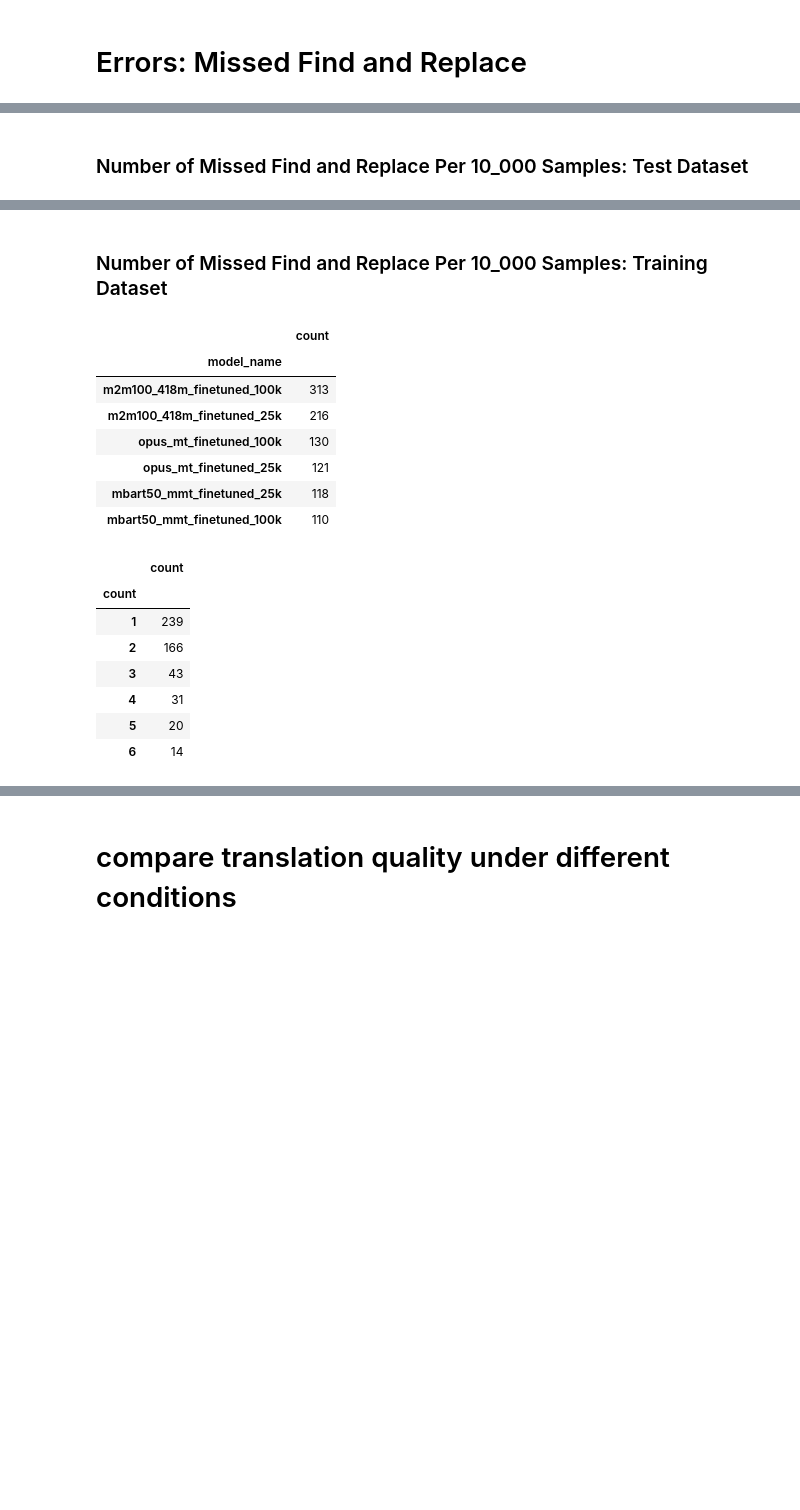
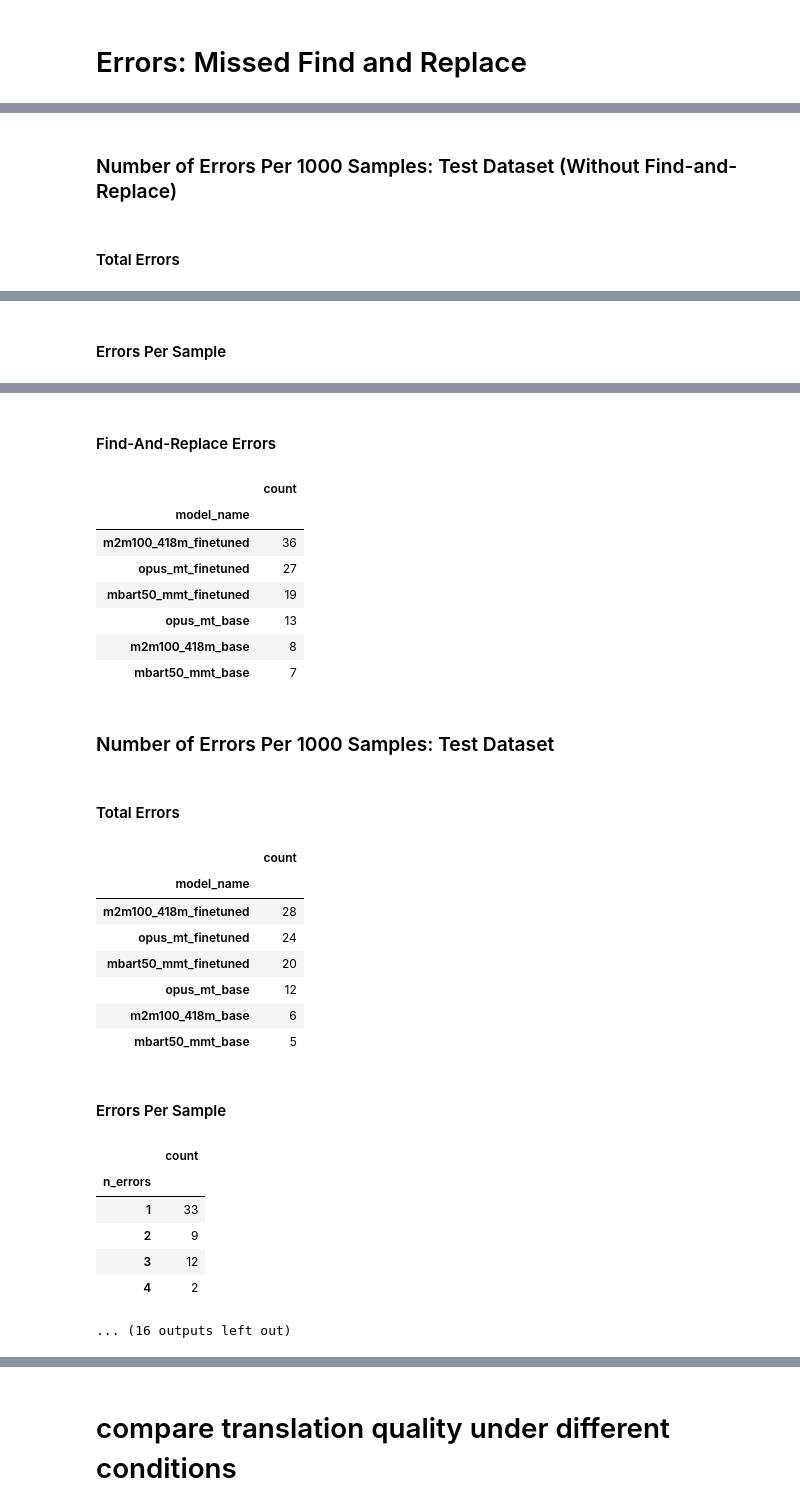
Before and after one commit to KevinCarr42/CSAS-Translations, a Jupyter notebook: evaluate_translations.ipynb, the cells around one changed output, grey strips where cells are left out. Cells and saved outputs as stored; diff of their text form; code cells hidden in the pictures; blank space fills up the shorter version.

Commit message:
updated eval notebook with hopefully final updated test data

```diff
--- a/evaluate_translations.ipynb
+++ b/evaluate_translations.ipynb
@@ -175,11 +130,37 @@ display(pd.DataFrame(pd.concat(
 # %%
-display(HTML(f"<h3>Number of Missed Find and Replace Per 10_000 Samples: Test Dataset</h3>"))
+display(HTML(f"<h3>Number of Errors Per 1000 Samples: Test Dataset (Without Find-and-Replace)</h3>"))
+display(HTML(f"<h4>Total Errors</h4>"))
+display(pd.DataFrame(df_test_no_rules_error_data['model_name'].value_counts()))
+display(HTML(f"<h4>Errors Per Sample</h4>"))
+display(pd.DataFrame(df_test_no_rules_error_data['sample_n'].value_counts().value_counts().sort_index()).rename_axis('n_errors'))
+display(HTML(f"<h4>Find-And-Replace Errors</h4>"))
+display(pd.DataFrame(df_test_no_rules_error_data[df_test_no_rules_error_data.error_type=='find_replace']['model_name'].value_counts()))
+
+display(HTML(f"<h3>Number of Errors Per 1000 Samples: Test Dataset</h3>"))
+display(HTML(f"<h4>Total Errors</h4>"))
 display(pd.DataFrame(df_test_rules_error_data['model_name'].value_counts()))
-display(pd.DataFrame(df_test_rules_error_data['sample_n'].value_counts().value_counts().sort_index()))
-display(HTML(f"<h3>Number of Missed Find and Replace Per 10_000 Samples: Training Dataset</h3>"))
+display(HTML(f"<h4>Errors Per Sample</h4>"))
+display(pd.DataFrame(df_test_rules_error_data['sample_n'].value_counts().value_counts().sort_index()).rename_axis('n_errors'))
+display(HTML(f"<h4>Find-And-Replace Errors</h4>"))
+display(pd.DataFrame(df_test_rules_error_data[df_test_rules_error_data.error_type=='find_replace']['model_name'].value_counts()))
+
+display(HTML(f"<h3>Number of Errors Per 1000 Samples: Training Dataset (Without Find-and-Replace)</h3>"))
+display(HTML(f"<h4>Total Errors</h4>"))
+display(pd.DataFrame(df_train_no_rules_error_data['model_name'].value_counts()))
+display(HTML(f"<h4>Errors Per Sample</h4>"))
+display(pd.DataFrame(df_train_no_rules_error_data['sample_n'].value_counts().value_counts().sort_index()).rename_axis('n_errors'))
+display(HTML(f"<h4>Find-And-Replace Errors</h4>"))
+display(pd.DataFrame(df_train_no_rules_error_data[df_train_no_rules_error_data.error_type=='find_replace']['model_name'].value_counts()))
+
+display(HTML(f"<h3>Number of Errors Per 1000 Samples: Training Dataset</h3>"))
+display(HTML(f"<h4>Total Errors</h4>"))
 display(pd.DataFrame(df_train_rules_error_data['model_name'].value_counts()))
-display(pd.DataFrame(df_train_rules_error_data['sample_n'].value_counts().value_counts().sort_index()))
+display(HTML(f"<h4>Errors Per Sample</h4>"))
+display(pd.DataFrame(df_train_rules_error_data['sample_n'].value_counts().value_counts().sort_index()).rename_axis('n_errors'))
+display(HTML(f"<h4>Find-And-Replace Errors</h4>"))
+display(pd.DataFrame(df_train_rules_error_data[df_train_rules_error_data.error_type=='find_replace']['model_name'].value_counts()))
 # %% [output]
-Number of Missed Find and Replace Per 10_000 Samples: Test Dataset
+Number of Errors Per 1000 Samples: Test Dataset (Without Find-and-Replace)
+Total Errors
 |  | count |
 | model_name |  |
@@ -192 +173,2 @@ Number of Missed Find and Replace Per 10_000 Samples: Test Dataset
+Errors Per Sample
 |  | count |
@@ -200,17 +180,27 @@ Number of Missed Find and Replace Per 10_000 Samples: Test Dataset
-Number of Missed Find and Replace Per 10_000 Samples: Training Dataset
+Find-And-Replace Errors
 |  | count |
 | model_name |  |
-| m2m100_418m_finetuned_100k | 313 |
-| m2m100_418m_finetuned_25k | 216 |
-| opus_mt_finetuned_100k | 130 |
-| opus_mt_finetuned_25k | 121 |
-| mbart50_mmt_finetuned_25k | 118 |
-| mbart50_mmt_finetuned_100k | 110 |
+| m2m100_418m_finetuned | 36 |
+| opus_mt_finetuned | 27 |
+| mbart50_mmt_finetuned | 19 |
+| opus_mt_base | 13 |
+| m2m100_418m_base | 8 |
+| mbart50_mmt_base | 7 |
+Number of Errors Per 1000 Samples: Test Dataset
+Total Errors
 |  | count |
-| count |  |
-| 1 | 239 |
-| 2 | 166 |
-| 3 | 43 |
-| 4 | 31 |
-| 5 | 20 |
-| 6 | 14 |
+| model_name |  |
+| m2m100_418m_finetuned | 28 |
+| opus_mt_finetuned | 24 |
+| mbart50_mmt_finetuned | 20 |
+| opus_mt_base | 12 |
+| m2m100_418m_base | 6 |
+| mbart50_mmt_base | 5 |
+Errors Per Sample
+|  | count |
+| n_errors |  |
+| 1 | 33 |
+| 2 | 9 |
+| 3 | 12 |
+| 4 | 2 |
+... (16 outputs left out)
```
Also changed, not shown: parts of 23 cells of this notebook.
